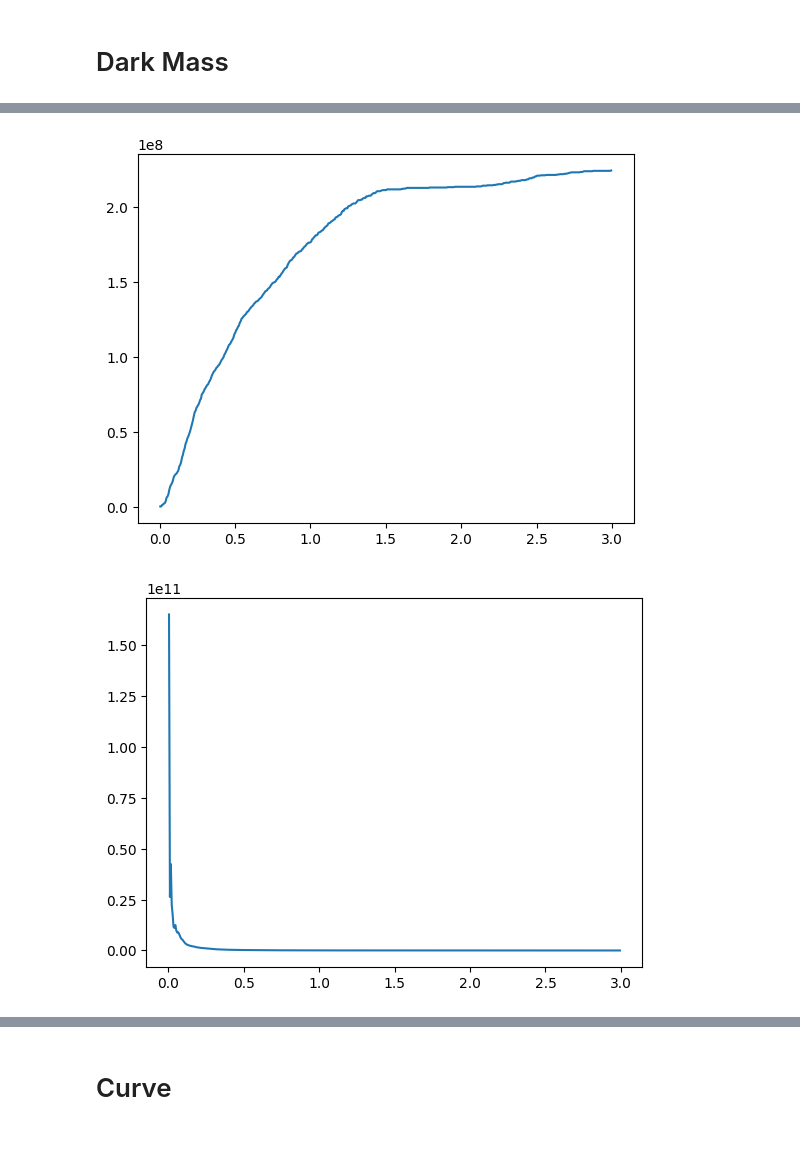
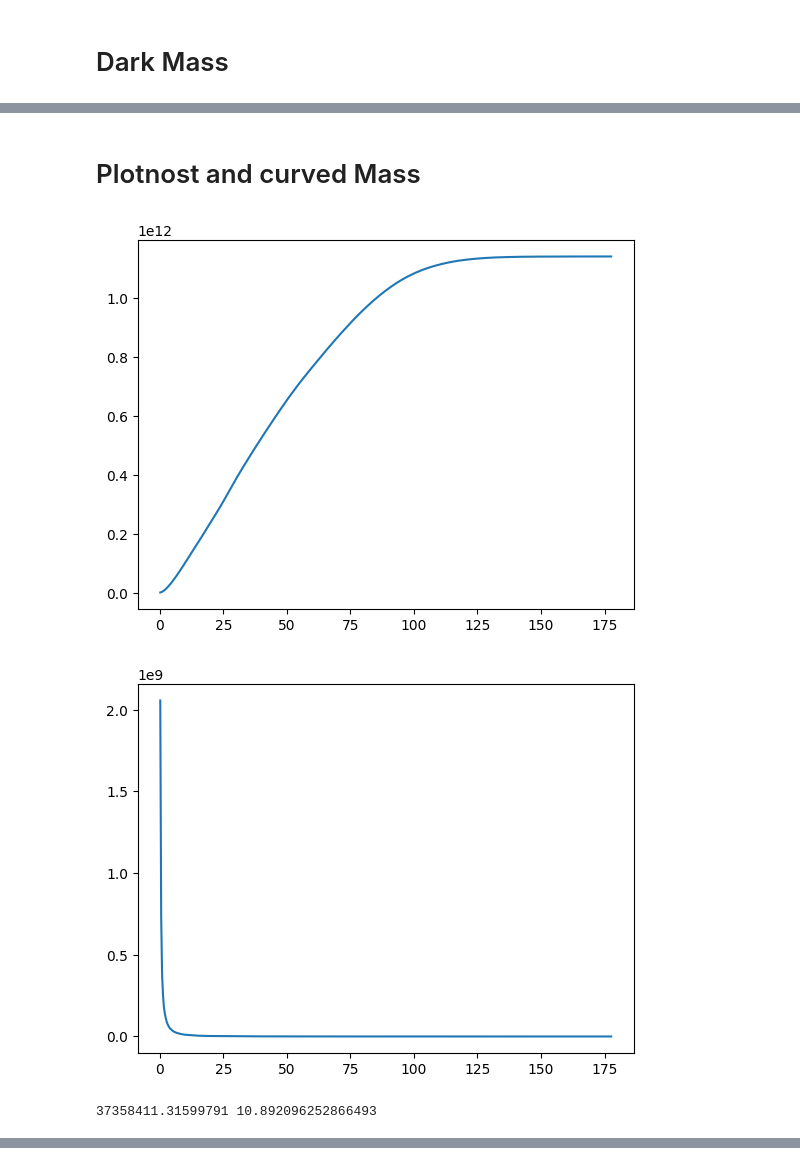
Before and after one commit to merkulovaveraastro9-source/AstronomyProject, a Jupyter notebook: Untitled3.ipynb, the cells around one changed output, grey strips where cells are left out. Drawn from its saved outputs; the diff is of its cells as text; code cells hidden in the pictures.

```diff
--- a/Untitled3.ipynb
+++ b/Untitled3.ipynb
@@ -554,6 +523,44 @@ def Plotnost_Dark_Mass(Masses,Rad):
+# %% [markdown]
+# Plotnost and curved Mass
+# %%
+import numpy as np
+import scipy
+from scipy.optimize import curve_fit
+import matplotlib.pyplot as mpl
+def Plotnost_Dark_Mass(Mass,Rad, dR):
+    Plotnost  = Mass / (4 * np.pi * Rad**2 * dR)
+    mpl.plot(Rad,Plotnost)
+    mpl.show()
+    return Plotnost, Rad
+def NFW(Rad, r0,plot0):
+    return plot0/((Rad/r0) * (1+Rad/r0)**2)
+def curve_plotnost(Plotnost,Rad):
+    params,conv= curve_fit(NFW,Rad,Plotnost, p0 = [10**9,70], maxfev = 5000)
+    r0, plot0 = params
+
+    print(plot0,r0)
+    return plot0,r0
+def curve__func_plot(Rad,plot0,r0,Plotnost):
+    fig,ax = mpl.subplots()
+    ax.plot(Rad,Plotnost,label = 'exp')
+    ax.plot(Rad,  plot0/((Rad/r0) * (1+Rad/r0)**2),label = 'curved')
+    ax.set_xlabel('Radius')
+    ax.set_ylabel('Plotnost')
+    ax.legend()
+def curve__func_mass(Rad,plot0,r0,Mass):
+    fig,ax = mpl.subplots()
+    ax.plot(Rad,Mass,label = 'exp')
+    ax.plot(Rad,  4 * np.pi * plot0 * r0**3 * (np.log((r0 + Rad)/r0) - Rad / (r0 + Rad)),label = 'curved')
+    ax.set_xlabel('Radius')
+    ax.set_ylabel('Mass')
+    ax.legend()
 # %%
-Masses,Rad  = Dark_Mass(cutout,subhalo,scale_factor)
-Plotnost_Dark_Mass(Masses,Rad)
+cutout,subhalo,scale_factor = GetCutout(baseUrl,99,1)
+Masses,Rad,Mass,dR  = Dark_Mass(cutout,subhalo,scale_factor)
+Plotnost,Rad= Plotnost_Dark_Mass(Mass,Rad,dR)
+plot0,r0 = curve_plotnost(Plotnost,Rad)
+curve__func_plot(Rad,plot0,r0,Plotnost)
 # %% [output]
-[figure, old version]
+[figure, new version]
-[figure, old version]
+[figure, new version]
+37358411.31599791 10.892096252866493
@@ -560,2 +567,0 @@ Plotnost_Dark_Mass(Masses,Rad)
-# %% [markdown]
-# Curve
```
Also changed, not shown: parts of 9 cells of this notebook.
